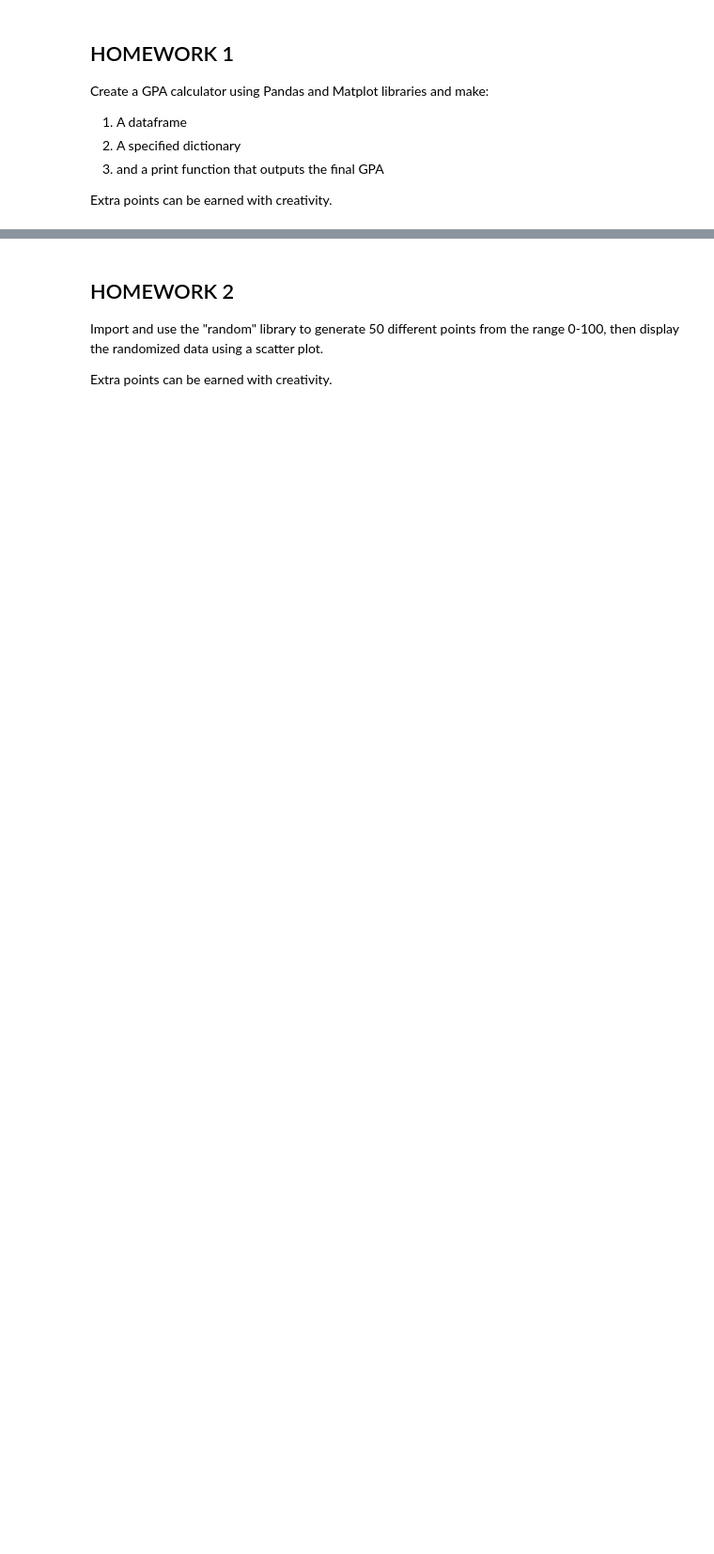
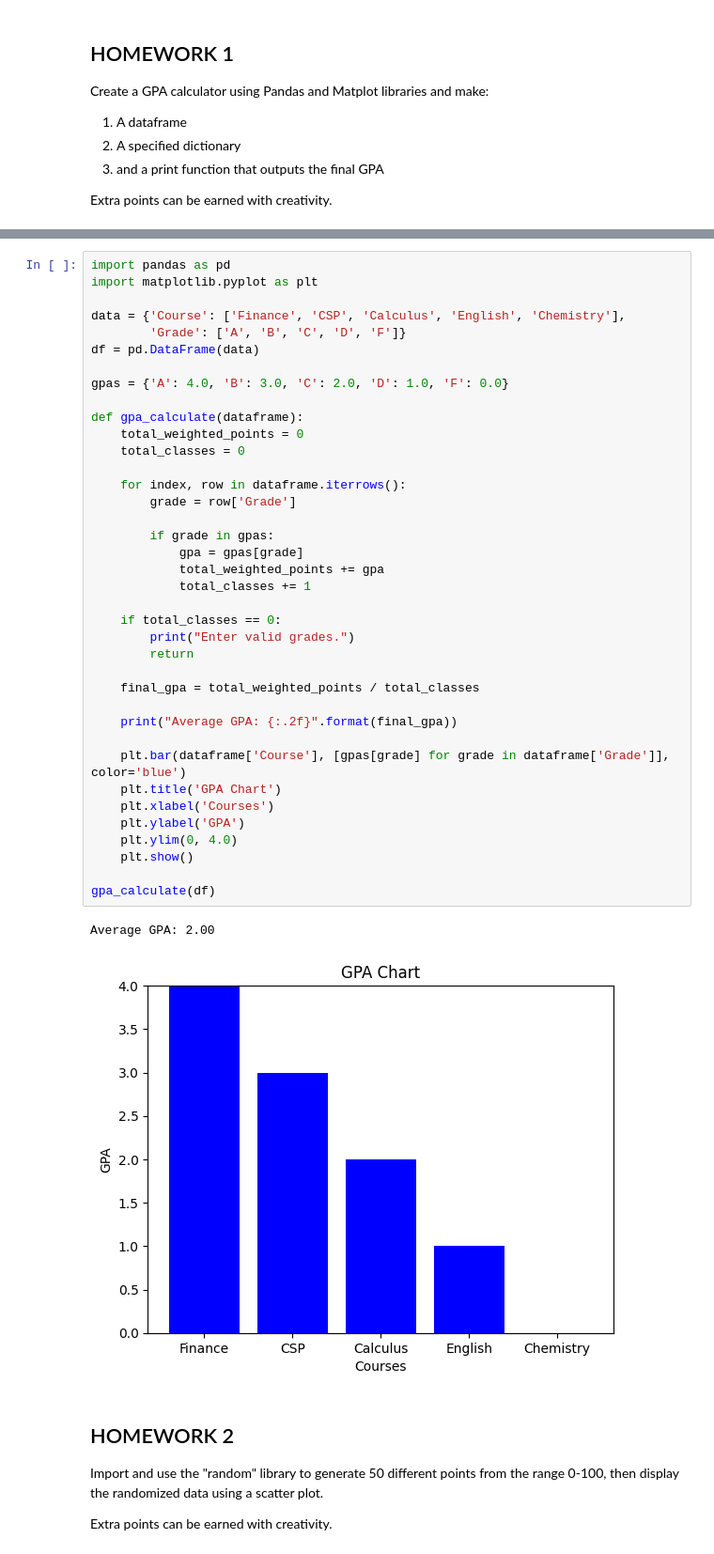
Before and after one commit to Arushi-maker/students, a Jupyter notebook: _notebooks/2023-10-26-Python-Libraries.ipynb, the cells around one changed output, grey strips where cells are left out. Shown: that part at 94% size. Drawn from its saved outputs; the diff is of its cells as text; blank space fills up the shorter version.

```diff
--- a/_notebooks/2023-10-26-Python-Libraries.ipynb
+++ b/_notebooks/2023-10-26-Python-Libraries.ipynb
@@ -354,3 +305,44 @@ Your GPA is: 3.17
+# %%
+import pandas as pd
+import matplotlib.pyplot as plt
+
+data = {'Course': ['Finance', 'CSP', 'Calculus', 'English', 'Chemistry'],
+        'Grade': ['A', 'B', 'C', 'D', 'F']}
+df = pd.DataFrame(data)
+
+gpas = {'A': 4.0, 'B': 3.0, 'C': 2.0, 'D': 1.0, 'F': 0.0}
+
+def gpa_calculate(dataframe):
+    total_weighted_points = 0
+    total_classes = 0
+
+    for index, row in dataframe.iterrows():
+        grade = row['Grade']
+
+        if grade in gpas:
+            gpa = gpas[grade]
+            total_weighted_points += gpa
+            total_classes += 1
+
+    if total_classes == 0:
+        print("Enter valid grades.")
+        return
+
+    final_gpa = total_weighted_points / total_classes
+
+    print("Average GPA: {:.2f}".format(final_gpa))
+
+    plt.bar(dataframe['Course'], [gpas[grade] for grade in dataframe['Grade']], color='blue')
+    plt.title('GPA Chart')
+    plt.xlabel('Courses')
+    plt.ylabel('GPA')
+    plt.ylim(0, 4.0)
+    plt.show()
+
+gpa_calculate(df)
+# %% [output]
+Average GPA: 2.00
+[figure, added]
 # %% [markdown]
 ## HOMEWORK 2
 
```
Also changed, not shown: parts of 3 cells of this notebook.
